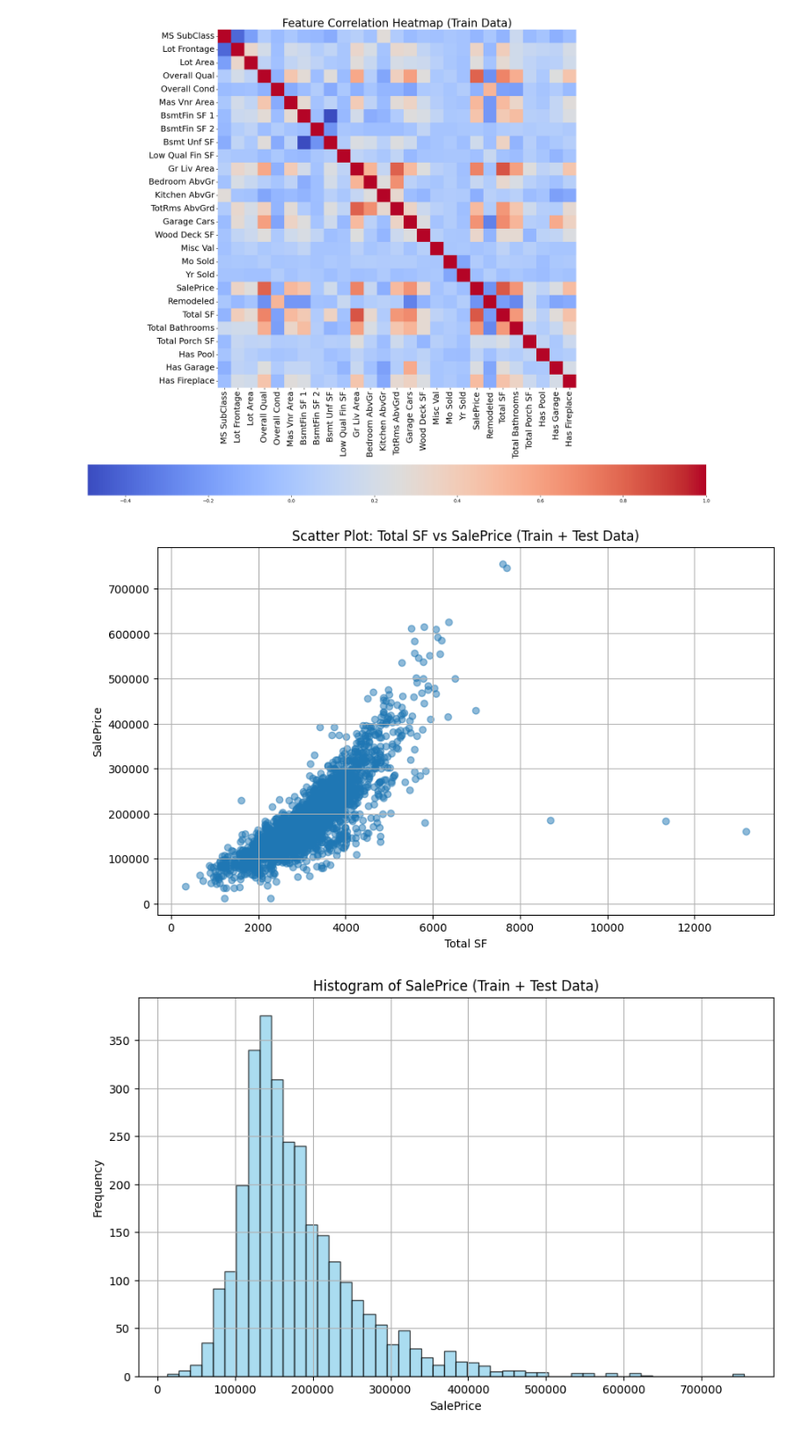
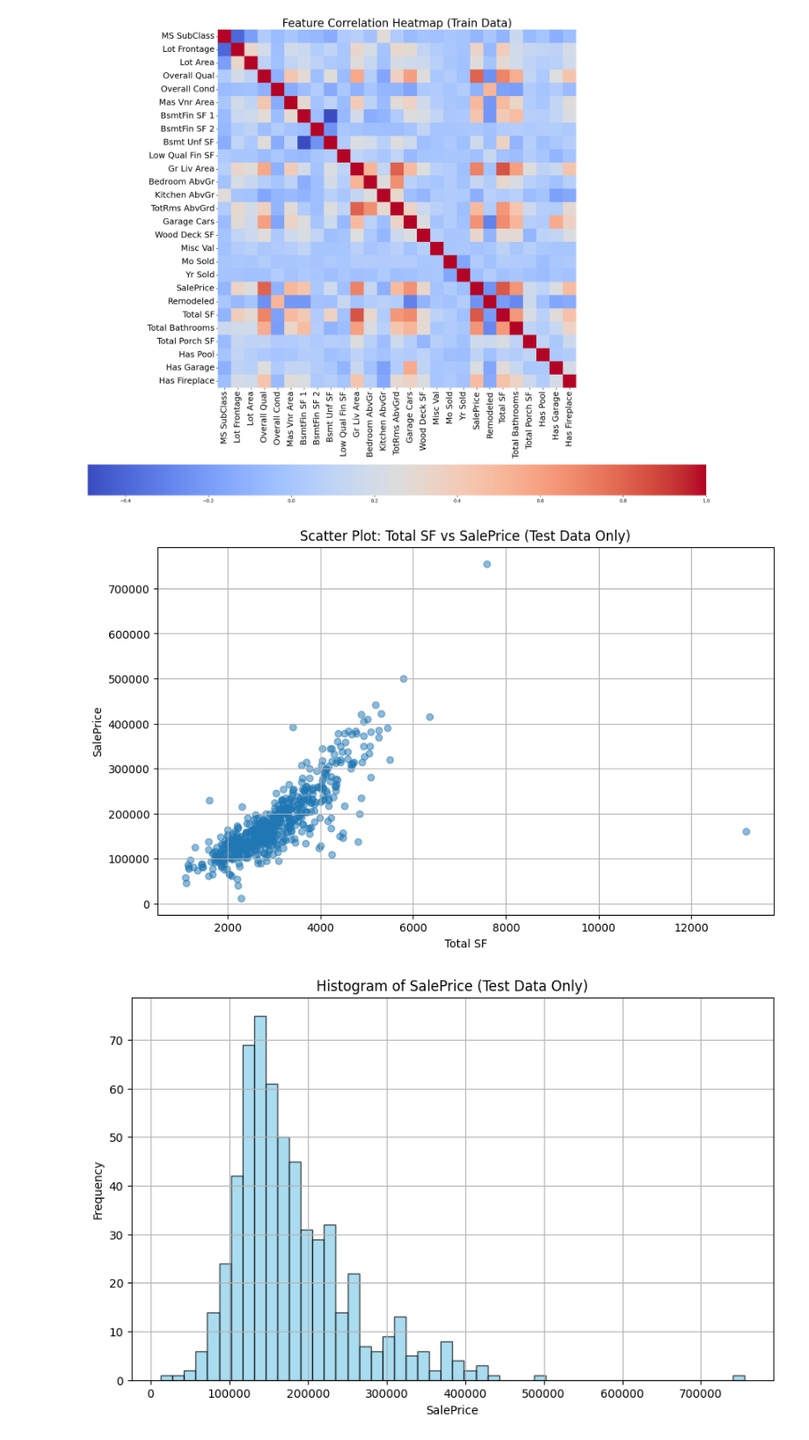
Before and after one commit to SulbenS/MaskinL-ringOppgaver, a Jupyter notebook: Oppgave1.ipynb, the cells around one changed output. Shown at 88% size. Cells and saved outputs as stored; diff of their text form; code cells hidden in the pictures.

Commit message:
updated the tabels to exlude the test data

```diff
--- a/Oppgave1.ipynb
+++ b/Oppgave1.ipynb
@@ -140,30 +140,24 @@ plt.show()
 # %%
 import matplotlib.pyplot as plt
 
-# Example scatter plot: Total SF vs SalePrice for combined data
-combined_df = pd.concat([dfTrain, dfTest], axis=0)
-
 plt.figure(figsize=(10, 6))
-plt.scatter(combined_df['Total SF'], combined_df['SalePrice'], alpha=0.5)
+plt.scatter(dfTest['Total SF'], dfTest['SalePrice'], alpha=0.5)
 plt.xlabel('Total SF')
 plt.ylabel('SalePrice')
-plt.title('Scatter Plot: Total SF vs SalePrice (Train + Test Data)')
+plt.title('Scatter Plot: Total SF vs SalePrice (Test Data Only)')
 plt.grid(True)
 plt.show()
 # %% [output]
-[figure, old version]
+[figure, new version]
 # %%
 import matplotlib.pyplot as plt
 
-# Histogram of SalePrice for combined data
-combined_df = pd.concat([dfTrain, dfTest], axis=0)
-
 plt.figure(figsize=(10, 6))
-plt.hist(combined_df['SalePrice'], bins=50, color='skyblue', edgecolor='black', alpha=0.7)
+plt.hist(dfTest['SalePrice'], bins=50, color='skyblue', edgecolor='black', alpha=0.7)
 plt.xlabel('SalePrice')
 plt.ylabel('Frequency')
-plt.title('Histogram of SalePrice (Train + Test Data)')
+plt.title('Histogram of SalePrice (Test Data Only)')
 plt.grid(True)
 plt.show()
 # %% [output]
-[figure, old version]
+[figure, new version]
```
